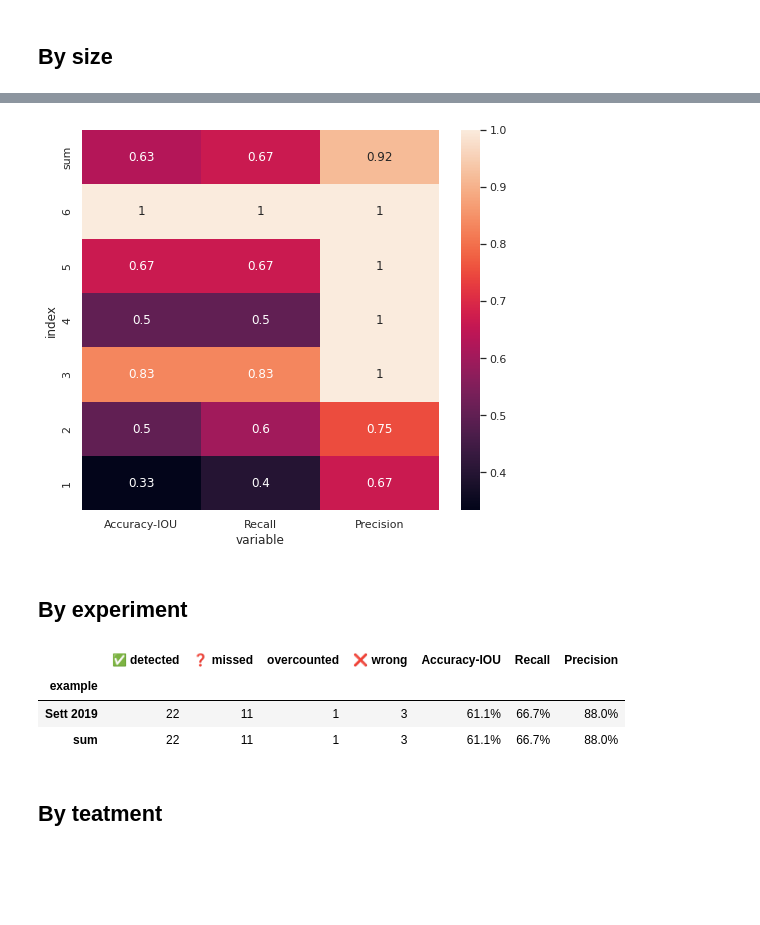
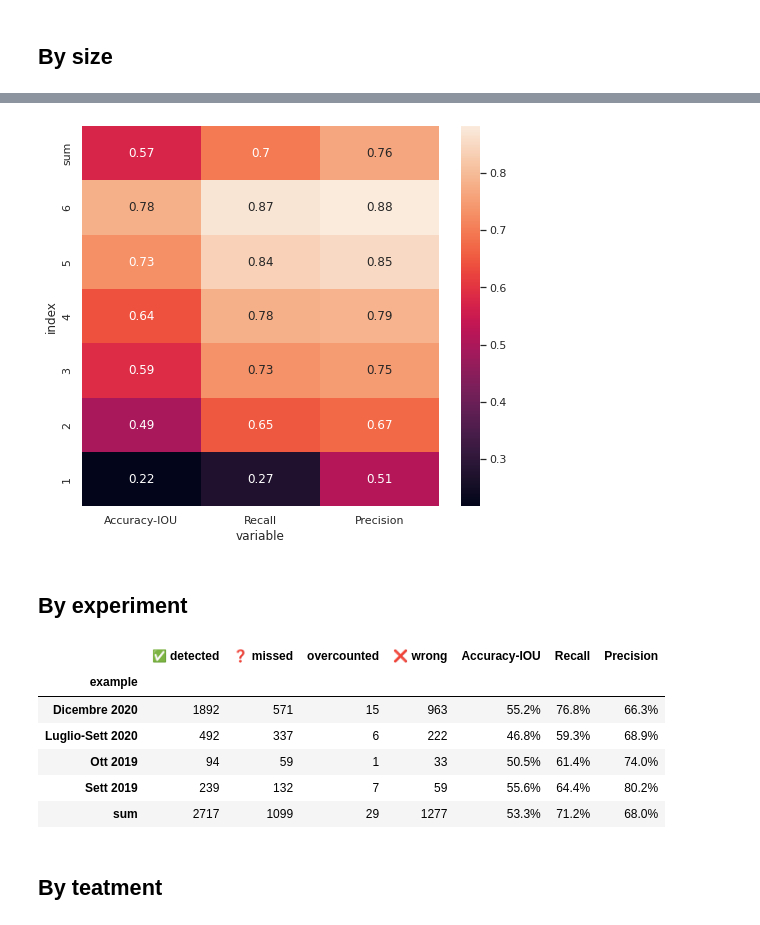
Before and after one commit to simone7monaco/XT-rene-policistico, a Jupyter notebook: write-results-3d.ipynb, the cells around one changed output, grey strips where cells are left out. Saved outputs shown, nothing was run; the diff lists cells and outputs as text; code cells hidden in the pictures; blank space fills up the shorter version.

```diff
--- a/write-results-3d.ipynb
+++ b/write-results-3d.ipynb
@@ -363,7 +382,7 @@ def get_example_name(fname):
 
 def get_results(path_dir):
     fpath = path_dir / "summary_final.json"
-    assert fpath.exists(), "Results file not existing"
+    assert fpath.exists(), f"Results file not existing, run inference_3d.py: {fpath}"
     with open(fpath) as f:
         json_content = json.load(f)
 
@@ -385,7 +404,7 @@ def get_results(path_dir):
     return cysts_ls
 
 # inf_dir = Path("inference") / date_name
-inf_dir = Path("cyst_checkpoints") / "Nature_v3" / date_name / "inference_3d"
+inf_dir = Path("cyst_checkpoints") / "Nature_v3"
 
 def get_treatment(fname):
     """Get name of the example
@@ -415,14 +434,16 @@ def get_treatment(fname):
     # assert ftype in results.keys(), f"File not in example list: {results.keys()}"
     return treatment
 
-get_results(inf_dir)
-
 cysts = []
-# for exp_path in inf_dir.glob("tubule_*"):
-#     cysts += get_results(exp_path)
-cysts += get_results(inf_dir)
+for exp_path in inf_dir.glob("crossval_tube_*"):
+    if (exp_path / "inference_3d" / "summary_final.json").exists():
+        print("Using", exp_path / "inference_3d" / "summary_final.json")
+        cysts += get_results(exp_path / "inference_3d")
+    else:
+        print("Skipping", exp_path / "inference_3d" / "summary_final.json")
+# cysts += get_results(inf_dir)
 
 cysts = pd.DataFrame(cysts, columns=["size", "status", "example", "treatment","invented"])
 cysts = cysts.sort_values(["size"])
-len(cysts)
+print("Total cysts", len(cysts))
 # %% [output]
@@ -476,7 +513,7 @@ df
 ## By size
 # %%
 points = []
-for i in range(1, 300, 1):
+for i in range(1, 400, 1):
     c = cysts
     # Remove if (smaller than i) and (invented)
     # If (bigger than i) or (not invented)
@@ -520,15 +596,15 @@ g = sns.relplot(
 # %%
 points_res = points.reset_index()
-points_res = points_res[points_res.time == 150]
+points_res = points_res[points_res.time == 200]
 points_res = points_res.filter(["variable", "index", "value"])
 points_res = pd.pivot(points_res, values="value", index="index", columns="variable")
 points_res = points_res.filter(["Accuracy-IOU", "Recall", "Precision"])
 points_res = points_res.sort_values(by="index", ascending=False)
 sns.set(rc={'figure.figsize':(8,7)})
 sns.heatmap(points_res, annot=True)
 plt.show()
 # %% [output]
-[figure, old version]
+[figure, new version]
 # %% [markdown]
 ## By experiment
 # %%
@@ -545,8 +621,11 @@ df
 # %% [output]
 |  | ✅ detected | ❓ missed | overcounted | ❌ wrong | Accuracy-IOU | Recall | Precision |
 | example |  |  |  |  |  |  |  |
-| Sett 2019 | 22 | 11 | 1 | 3 | 61.1% | 66.7% | 88.0% |
-| sum | 22 | 11 | 1 | 3 | 61.1% | 66.7% | 88.0% |
+| Dicembre 2020 | 1892 | 571 | 15 | 963 | 55.2% | 76.8% | 66.3% |
+| Luglio-Sett 2020 | 492 | 337 | 6 | 222 | 46.8% | 59.3% | 68.9% |
+| Ott 2019 | 94 | 59 | 1 | 33 | 50.5% | 61.4% | 74.0% |
+| Sett 2019 | 239 | 132 | 7 | 59 | 55.6% | 64.4% | 80.2% |
+| sum | 2717 | 1099 | 29 | 1277 | 53.3% | 71.2% | 68.0% |
 # %% [markdown]
 ## By teatment
 # %%
```
Also changed, not shown: parts of 13 cells of this notebook, 2 other files.
